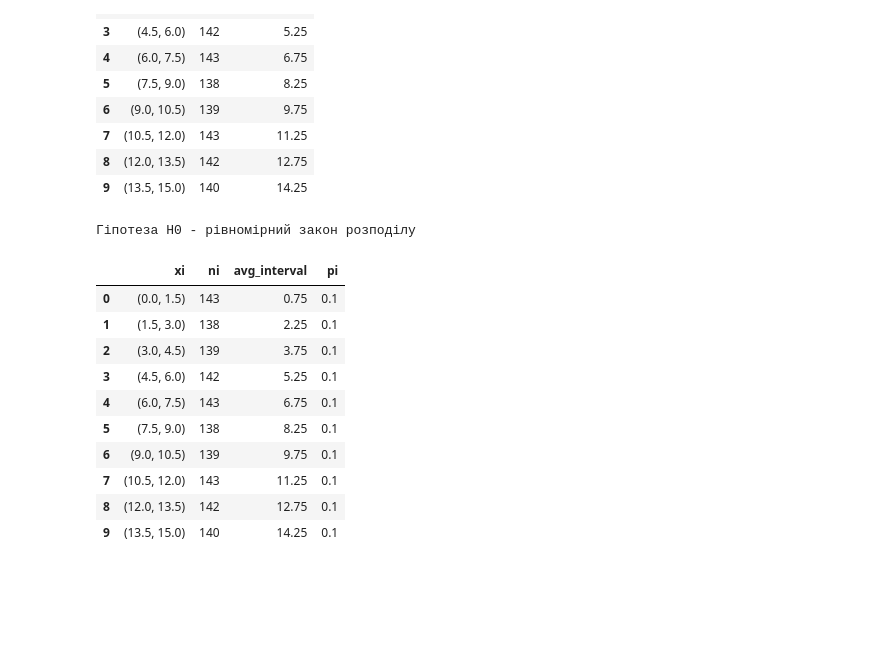
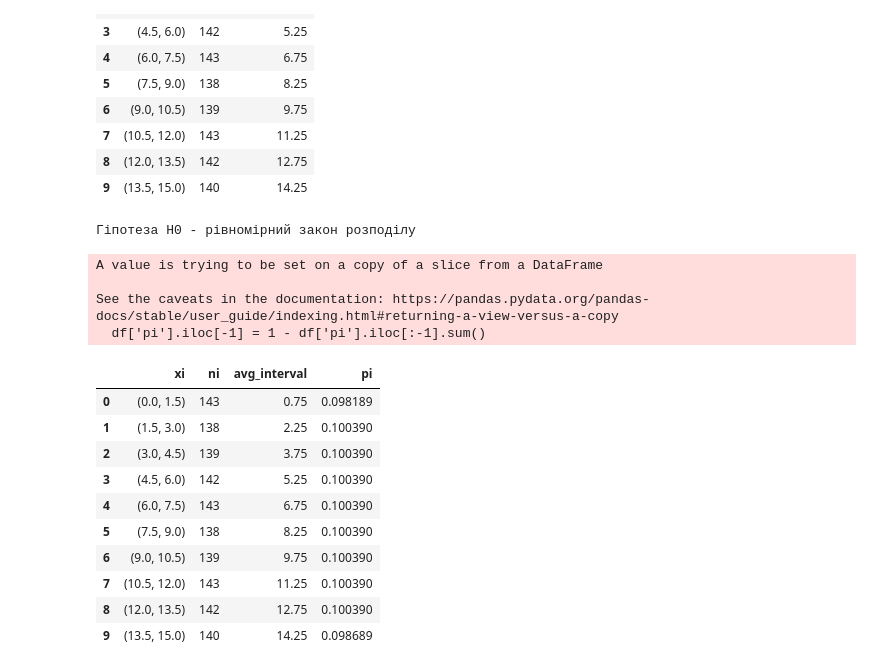
Before and after one commit to Rostyslavkoo/uni-2023, a Jupyter notebook: ТІМС/labs/lab_2/lab_2.ipynb, the cells around one changed output. Saved outputs shown, nothing was run; the diff lists cells and outputs as text; code cells hidden in the pictures; blank space fills up the shorter version.

```diff
--- a/ТІМС/labs/lab_2/lab_2.ipynb
+++ b/ТІМС/labs/lab_2/lab_2.ipynb
@@ -258,34 +267,46 @@ df2
 | 7 | (10.5, 12.0) | 143 | 11.25 |
 | 8 | (12.0, 13.5) | 142 | 12.75 |
 | 9 | (13.5, 15.0) | 140 | 14.25 |
-# %%
-def get_prob_equal(df):
-    def find_probability(row):
-        return 1 / df.shape[0]
-
-    df['pi'] = df.apply(find_probability, axis=1)
-
-    return df
+# %%
+def get_prob_equal(df):
+    def find_probability(row):
+        a = get_avg(df) - np.sqrt(3) * get_std(df)
+        b = get_avg(df) + np.sqrt(3) * get_std(df)
+
+
+        starInterav = float(row['xi'][0])
+        endInterav = float(row['xi'][1])
+        if(starInterav == 0):
+            return ((endInterav - a) / (b - a)) - ((a - a) / (b - a))
+        else:  return ((endInterav - a) / (b - a)) - ((starInterav - a) / (b - a))
+
+
+    df['pi'] = df.apply(find_probability, axis=1)
+    df['pi'].iloc[-1] = 1 - df['pi'].iloc[:-1].sum()
+    return df
 # %%
 print("Гіпотеза H0 - рівномірний закон розподілу")
 
-alpha = float(input(("Введіть рівень значущості: ")))
-
+alpha0 = float(input(("Введіть рівень значущості: ")))
 df2 = get_prob_equal(df2)
 df2
 # %% [output]
 Гіпотеза H0 - рівномірний закон розподілу
+A value is trying to be set on a copy of a slice from a DataFrame
+
+See the caveats in the documentation: https://pandas.pydata.org/pandas-docs/stable/user_guide/indexing.html#returning-a-view-versus-a-copy
+  df['pi'].iloc[-1] = 1 - df['pi'].iloc[:-1].sum()
 |  | xi | ni | avg_interval | pi |
-| 0 | (0.0, 1.5) | 143 | 0.75 | 0.1 |
-| 1 | (1.5, 3.0) | 138 | 2.25 | 0.1 |
-| 2 | (3.0, 4.5) | 139 | 3.75 | 0.1 |
-| 3 | (4.5, 6.0) | 142 | 5.25 | 0.1 |
-| 4 | (6.0, 7.5) | 143 | 6.75 | 0.1 |
-| 5 | (7.5, 9.0) | 138 | 8.25 | 0.1 |
-| 6 | (9.0, 10.5) | 139 | 9.75 | 0.1 |
-| 7 | (10.5, 12.0) | 143 | 11.25 | 0.1 |
-| 8 | (12.0, 13.5) | 142 | 12.75 | 0.1 |
-| 9 | (13.5, 15.0) | 140 | 14.25 | 0.1 |
+| 0 | (0.0, 1.5) | 143 | 0.75 | 0.098189 |
+| 1 | (1.5, 3.0) | 138 | 2.25 | 0.100390 |
+| 2 | (3.0, 4.5) | 139 | 3.75 | 0.100390 |
+| 3 | (4.5, 6.0) | 142 | 5.25 | 0.100390 |
+| 4 | (6.0, 7.5) | 143 | 6.75 | 0.100390 |
+| 5 | (7.5, 9.0) | 138 | 8.25 | 0.100390 |
+| 6 | (9.0, 10.5) | 139 | 9.75 | 0.100390 |
+| 7 | (10.5, 12.0) | 143 | 11.25 | 0.100390 |
+| 8 | (12.0, 13.5) | 142 | 12.75 | 0.100390 |
+| 9 | (13.5, 15.0) | 140 | 14.25 | 0.098689 |
 # %%
 df2 = df2.drop('avg_interval', axis=1)
 # %%
```
Also changed, not shown: parts of 11 cells of this notebook, 8 other files.
